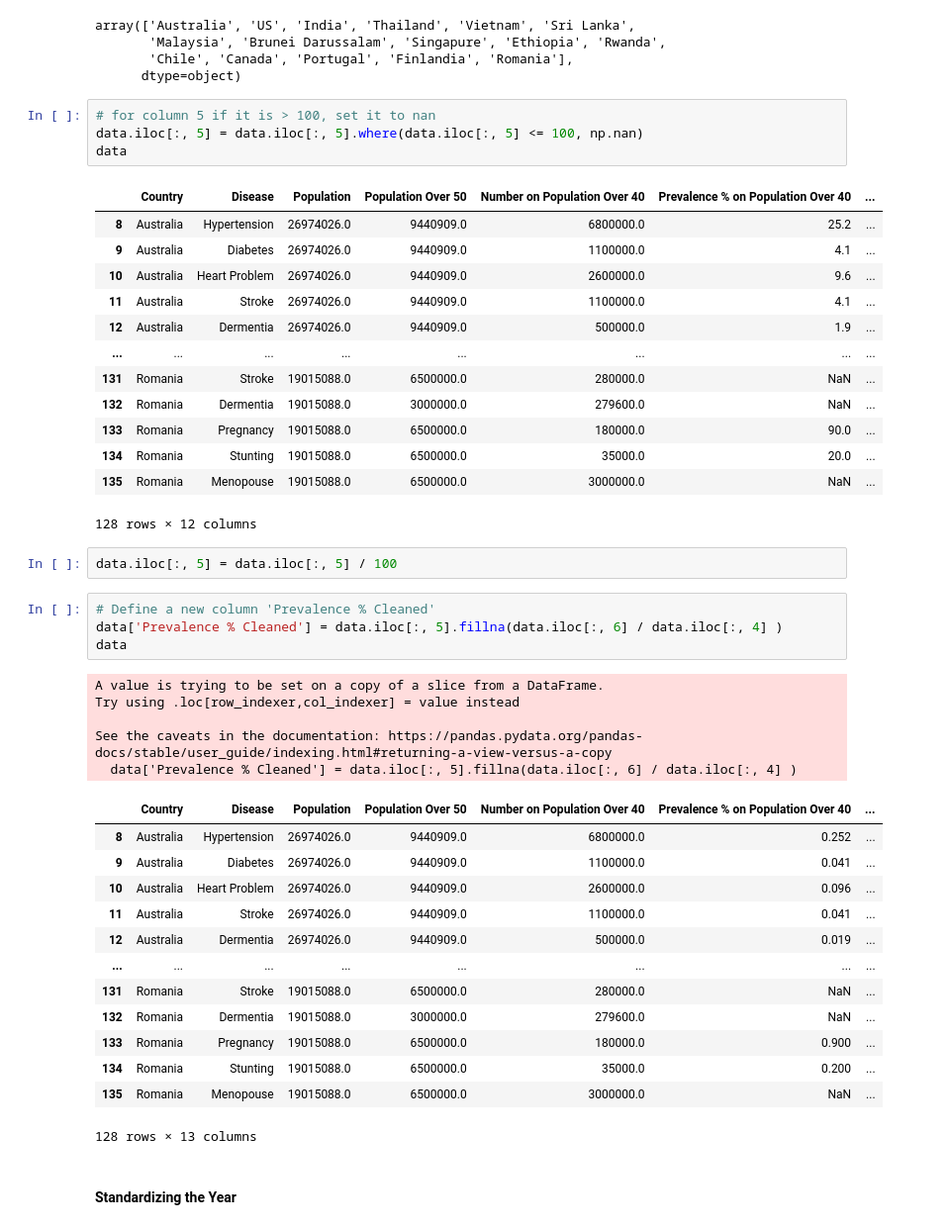
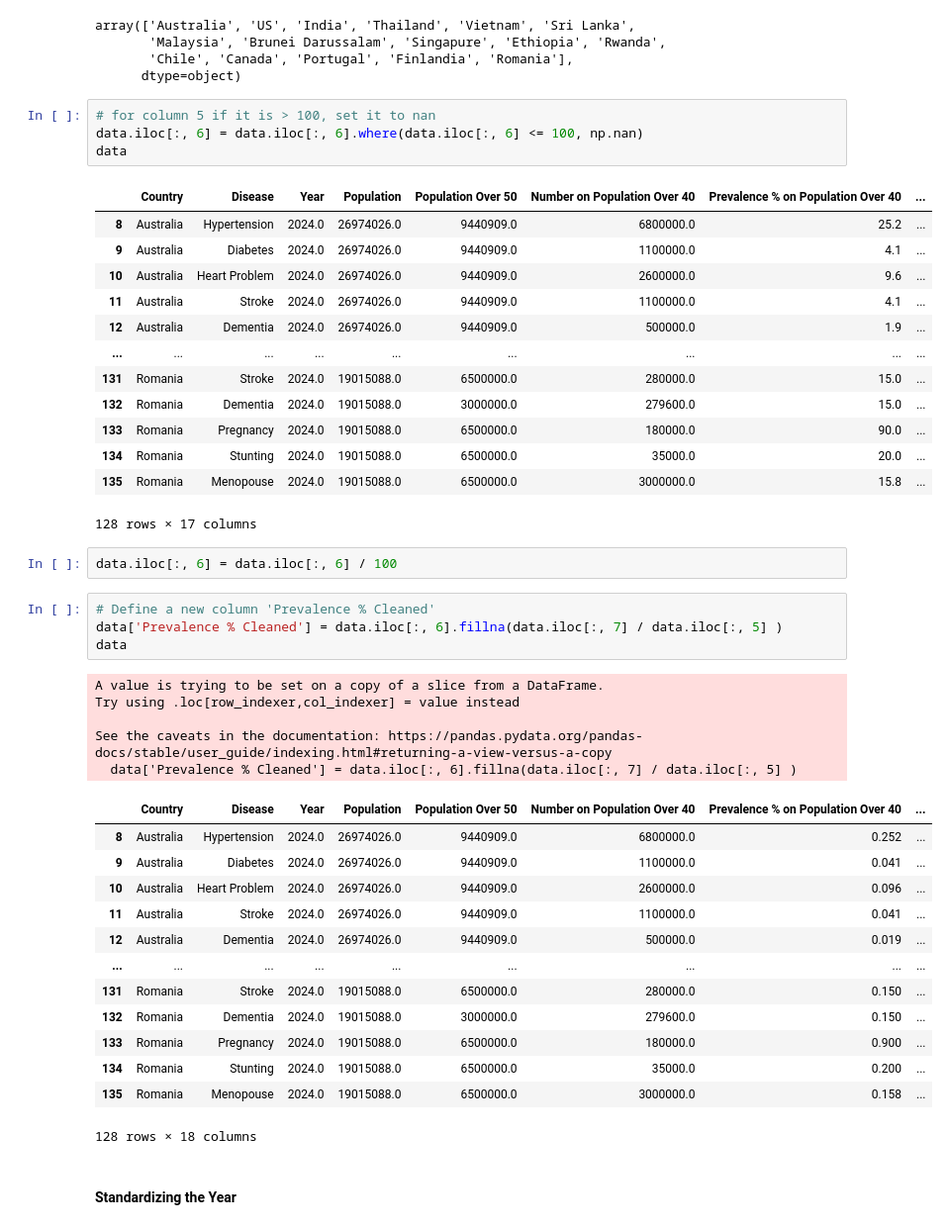
Before and after one commit to Gaia-Dental-Studio/GMed_Impact_Evaluation, a Jupyter notebook: eda.ipynb, the cells around one changed output. Shown at 99% size. Cells and saved outputs as stored; diff of their text form.

```diff
--- a/eda.ipynb
+++ b/eda.ipynb
@@ -1199,47 +1201,47 @@ array(['Australia', 'US', 'India', 'Thailand', 'Vietnam', 'Sri Lanka',
       dtype=object)
 # %%
 # for column 5 if it is > 100, set it to nan
-data.iloc[:, 5] = data.iloc[:, 5].where(data.iloc[:, 5] <= 100, np.nan)
+data.iloc[:, 6] = data.iloc[:, 6].where(data.iloc[:, 6] <= 100, np.nan)
 data
 # %% [output]
-|  | Country | Disease | Population | Population Over 50 | Number on Population Over 40 | Prevalence % on Population Over 40 | ... |
-| 8 | Australia | Hypertension | 26974026.0 | 9440909.0 | 6800000.0 | 25.2 | ... |
-| 9 | Australia | Diabetes | 26974026.0 | 9440909.0 | 1100000.0 | 4.1 | ... |
-| 10 | Australia | Heart Problem | 26974026.0 | 9440909.0 | 2600000.0 | 9.6 | ... |
-| 11 | Australia | Stroke | 26974026.0 | 9440909.0 | 1100000.0 | 4.1 | ... |
-| 12 | Australia | Dermentia | 26974026.0 | 9440909.0 | 500000.0 | 1.9 | ... |
-| ... | ... | ... | ... | ... | ... | ... | ... |
-| 131 | Romania | Stroke | 19015088.0 | 6500000.0 | 280000.0 | NaN | ... |
-| 132 | Romania | Dermentia | 19015088.0 | 3000000.0 | 279600.0 | NaN | ... |
-| 133 | Romania | Pregnancy | 19015088.0 | 6500000.0 | 180000.0 | 90.0 | ... |
-| 134 | Romania | Stunting | 19015088.0 | 6500000.0 | 35000.0 | 20.0 | ... |
-| 135 | Romania | Menopouse | 19015088.0 | 6500000.0 | 3000000.0 | NaN | ... |
+|  | Country | Disease | Year | Population | Population Over 50 | Number on Population Over 40 | Prevalence % on Population Over 40 | ... |
+| 8 | Australia | Hypertension | 2024.0 | 26974026.0 | 9440909.0 | 6800000.0 | 25.2 | ... |
+| 9 | Australia | Diabetes | 2024.0 | 26974026.0 | 9440909.0 | 1100000.0 | 4.1 | ... |
+| 10 | Australia | Heart Problem | 2024.0 | 26974026.0 | 9440909.0 | 2600000.0 | 9.6 | ... |
+| 11 | Australia | Stroke | 2024.0 | 26974026.0 | 9440909.0 | 1100000.0 | 4.1 | ... |
+| 12 | Australia | Dementia | 2024.0 | 26974026.0 | 9440909.0 | 500000.0 | 1.9 | ... |
+| ... | ... | ... | ... | ... | ... | ... | ... | ... |
+| 131 | Romania | Stroke | 2024.0 | 19015088.0 | 6500000.0 | 280000.0 | 15.0 | ... |
+| 132 | Romania | Dementia | 2024.0 | 19015088.0 | 3000000.0 | 279600.0 | 15.0 | ... |
+| 133 | Romania | Pregnancy | 2024.0 | 19015088.0 | 6500000.0 | 180000.0 | 90.0 | ... |
+| 134 | Romania | Stunting | 2024.0 | 19015088.0 | 6500000.0 | 35000.0 | 20.0 | ... |
+| 135 | Romania | Menopouse | 2024.0 | 19015088.0 | 6500000.0 | 3000000.0 | 15.8 | ... |
-128 rows × 12 columns
+128 rows × 17 columns
 # %%
-data.iloc[:, 5] = data.iloc[:, 5] / 100
+data.iloc[:, 6] = data.iloc[:, 6] / 100
 # %%
 # Define a new column 'Prevalence % Cleaned'
-data['Prevalence % Cleaned'] = data.iloc[:, 5].fillna(data.iloc[:, 6] / data.iloc[:, 4] )
+data['Prevalence % Cleaned'] = data.iloc[:, 6].fillna(data.iloc[:, 7] / data.iloc[:, 5] )
 data
 # %% [output]
 A value is trying to be set on a copy of a slice from a DataFrame.
 Try using .loc[row_indexer,col_indexer] = value instead
 
 See the caveats in the documentation: https://pandas.pydata.org/pandas-docs/stable/user_guide/indexing.html#returning-a-view-versus-a-copy
-  data['Prevalence % Cleaned'] = data.iloc[:, 5].fillna(data.iloc[:, 6] / data.iloc[:, 4] )
+  data['Prevalence % Cleaned'] = data.iloc[:, 6].fillna(data.iloc[:, 7] / data.iloc[:, 5] )
-|  | Country | Disease | Population | Population Over 50 | Number on Population Over 40 | Prevalence % on Population Over 40 | ... |
-| 8 | Australia | Hypertension | 26974026.0 | 9440909.0 | 6800000.0 | 0.252 | ... |
-| 9 | Australia | Diabetes | 26974026.0 | 9440909.0 | 1100000.0 | 0.041 | ... |
-| 10 | Australia | Heart Problem | 26974026.0 | 9440909.0 | 2600000.0 | 0.096 | ... |
-| 11 | Australia | Stroke | 26974026.0 | 9440909.0 | 1100000.0 | 0.041 | ... |
-| 12 | Australia | Dermentia | 26974026.0 | 9440909.0 | 500000.0 | 0.019 | ... |
-| ... | ... | ... | ... | ... | ... | ... | ... |
-| 131 | Romania | Stroke | 19015088.0 | 6500000.0 | 280000.0 | NaN | ... |
-| 132 | Romania | Dermentia | 19015088.0 | 3000000.0 | 279600.0 | NaN | ... |
-| 133 | Romania | Pregnancy | 19015088.0 | 6500000.0 | 180000.0 | 0.900 | ... |
-| 134 | Romania | Stunting | 19015088.0 | 6500000.0 | 35000.0 | 0.200 | ... |
-| 135 | Romania | Menopouse | 19015088.0 | 6500000.0 | 3000000.0 | NaN | ... |
+|  | Country | Disease | Year | Population | Population Over 50 | Number on Population Over 40 | Prevalence % on Population Over 40 | ... |
+| 8 | Australia | Hypertension | 2024.0 | 26974026.0 | 9440909.0 | 6800000.0 | 0.252 | ... |
+| 9 | Australia | Diabetes | 2024.0 | 26974026.0 | 9440909.0 | 1100000.0 | 0.041 | ... |
+| 10 | Australia | Heart Problem | 2024.0 | 26974026.0 | 9440909.0 | 2600000.0 | 0.096 | ... |
+| 11 | Australia | Stroke | 2024.0 | 26974026.0 | 9440909.0 | 1100000.0 | 0.041 | ... |
+| 12 | Australia | Dementia | 2024.0 | 26974026.0 | 9440909.0 | 500000.0 | 0.019 | ... |
+| ... | ... | ... | ... | ... | ... | ... | ... | ... |
+| 131 | Romania | Stroke | 2024.0 | 19015088.0 | 6500000.0 | 280000.0 | 0.150 | ... |
+| 132 | Romania | Dementia | 2024.0 | 19015088.0 | 3000000.0 | 279600.0 | 0.150 | ... |
+| 133 | Romania | Pregnancy | 2024.0 | 19015088.0 | 6500000.0 | 180000.0 | 0.900 | ... |
+| 134 | Romania | Stunting | 2024.0 | 19015088.0 | 6500000.0 | 35000.0 | 0.200 | ... |
+| 135 | Romania | Menopouse | 2024.0 | 19015088.0 | 6500000.0 | 3000000.0 | 0.158 | ... |
-128 rows × 13 columns
+128 rows × 18 columns
 # %% [markdown]
 #### Standardizing the Year
 # %%
```
Also changed, not shown: parts of 64 cells of this notebook, 9 other files.
